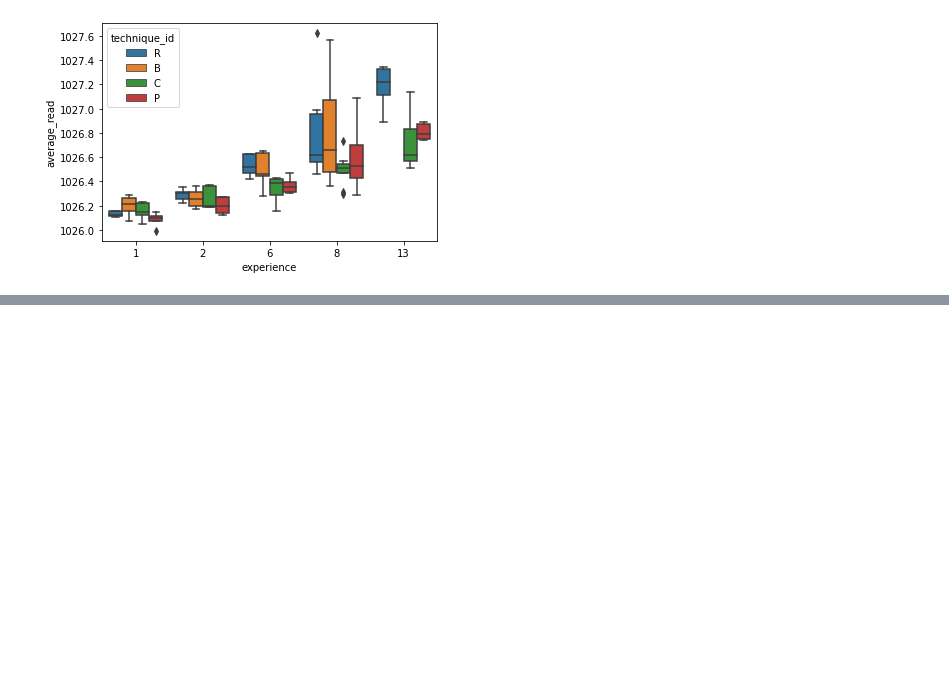
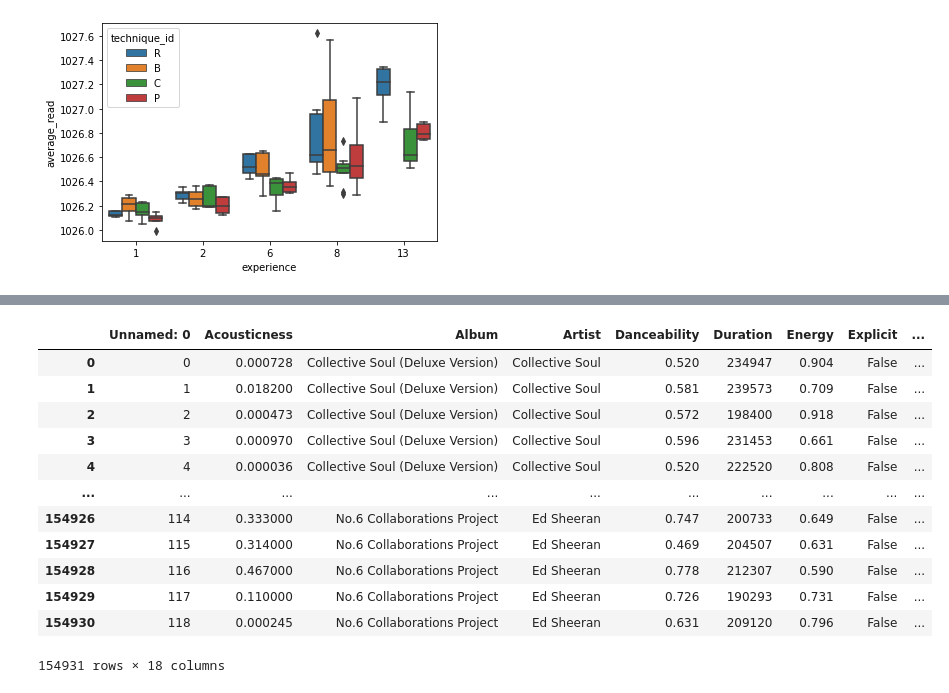
Before and after one commit to yangoos57/dataStudy, a Jupyter notebook: ML/Hands_On_Data_preprocessing_in_python/Part3/ch12 Data Fusion and Data Integration.ipynb, the cells around one changed output, grey strips where cells are left out. Cells and saved outputs as stored; diff of their text form; code cells hidden in the pictures; blank space fills up the shorter version.

```diff
--- a/ML/Hands_On_Data_preprocessing_in_python/Part3/ch12 Data Fusion and Data Integration.ipynb
+++ b/ML/Hands_On_Data_preprocessing_in_python/Part3/ch12 Data Fusion and Data Integration.ipynb
@@ -297,0 +281,4 @@ sns.boxplot(data=performance_df, y='average_read', x='experience', hue='techniqu
+# %%
+songattribute_df = pd.read_csv('data/ch12/songAttributes_1999-2019.csv')
+wsr = songattribute_df.apply(lambda r : '{}---{}'.format(r.Artist,r.Name), axis=1)
+wsr.value_counts()
@@ -297,0 +298,16 @@ sns.boxplot(data=performance_df, y='average_read', x='experience', hue='techniqu
+# %%
+songattribute_df
+# %% [output]
+|  | Unnamed: 0 | Acousticness | Album | Artist | Danceability | Duration | Energy | Explicit | ... |
+| 0 | 0 | 0.000728 | Collective Soul (Deluxe Version) | Collective Soul | 0.520 | 234947 | 0.904 | False | ... |
+| 1 | 1 | 0.018200 | Collective Soul (Deluxe Version) | Collective Soul | 0.581 | 239573 | 0.709 | False | ... |
+| 2 | 2 | 0.000473 | Collective Soul (Deluxe Version) | Collective Soul | 0.572 | 198400 | 0.918 | False | ... |
+| 3 | 3 | 0.000970 | Collective Soul (Deluxe Version) | Collective Soul | 0.596 | 231453 | 0.661 | False | ... |
+| 4 | 4 | 0.000036 | Collective Soul (Deluxe Version) | Collective Soul | 0.520 | 222520 | 0.808 | False | ... |
+| ... | ... | ... | ... | ... | ... | ... | ... | ... | ... |
+| 154926 | 114 | 0.333000 | No.6 Collaborations Project | Ed Sheeran | 0.747 | 200733 | 0.649 | False | ... |
+| 154927 | 115 | 0.314000 | No.6 Collaborations Project | Ed Sheeran | 0.469 | 204507 | 0.631 | False | ... |
+| 154928 | 116 | 0.467000 | No.6 Collaborations Project | Ed Sheeran | 0.778 | 212307 | 0.590 | False | ... |
+| 154929 | 117 | 0.110000 | No.6 Collaborations Project | Ed Sheeran | 0.726 | 190293 | 0.731 | False | ... |
+| 154930 | 118 | 0.000245 | No.6 Collaborations Project | Ed Sheeran | 0.631 | 209120 | 0.796 | False | ... |
+154931 rows × 18 columns
```
Also changed, not shown: parts of 6 cells of this notebook, 1 other file.
